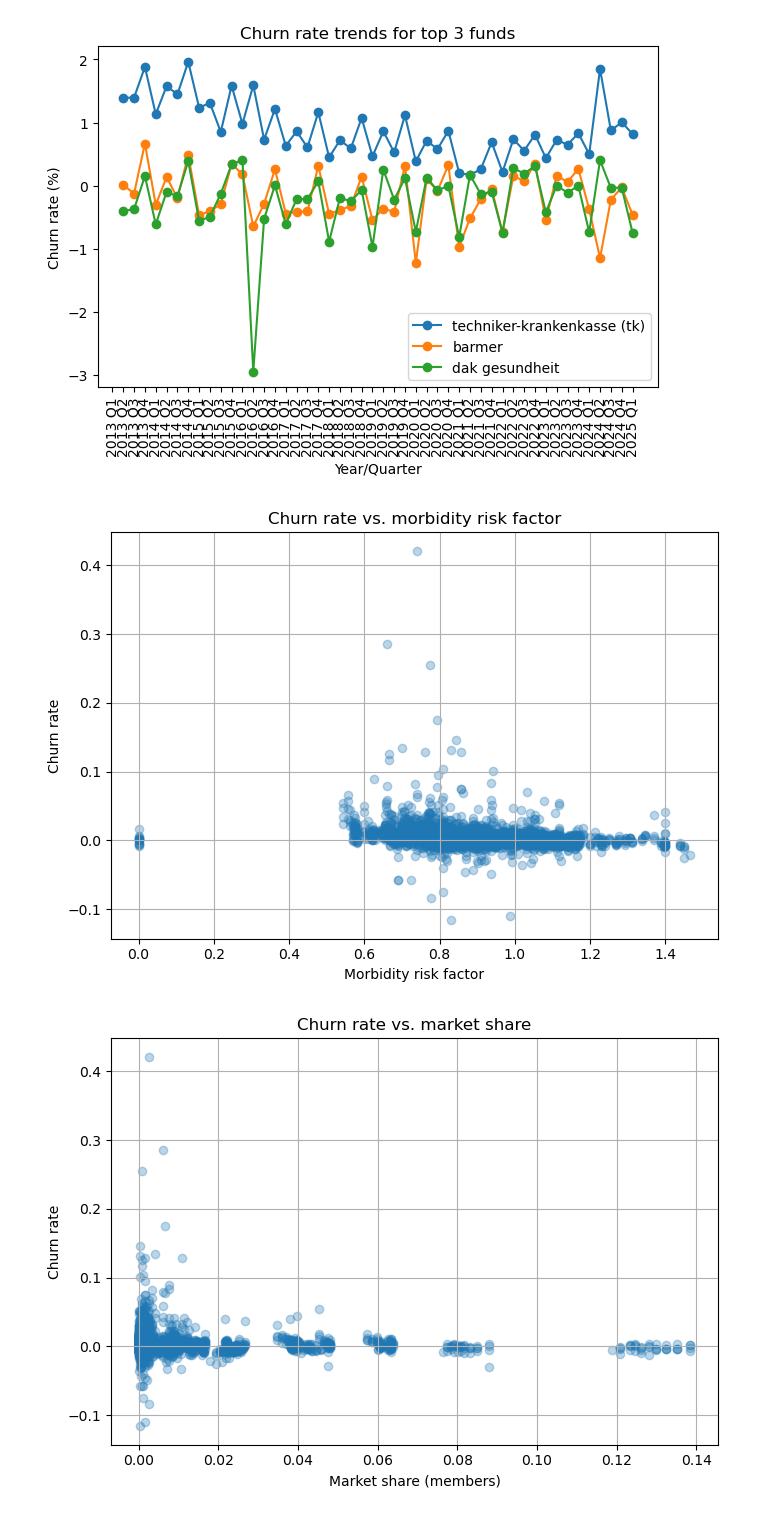
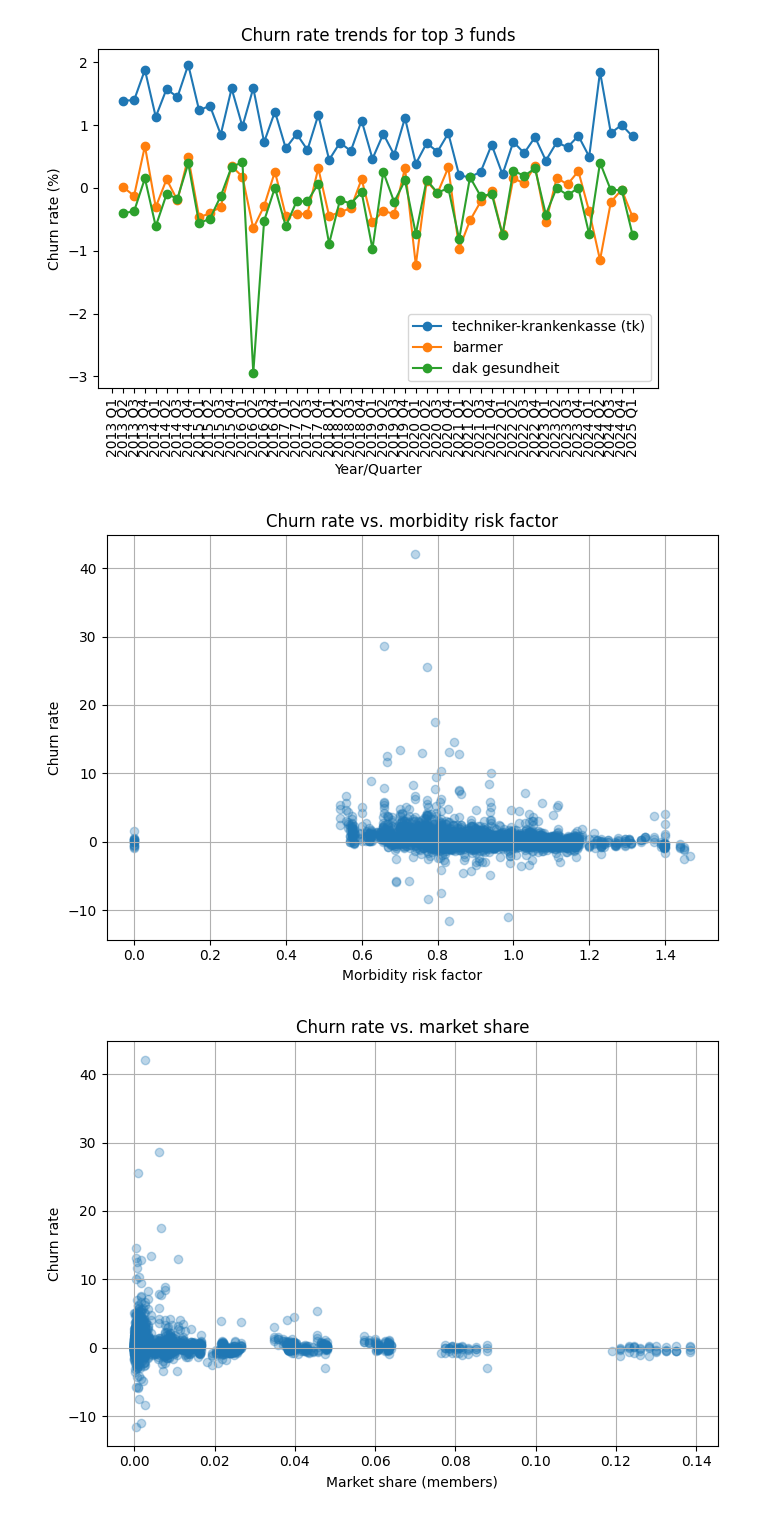
Before and after one commit to HamzaRaza786/data_science_project, a Jupyter notebook: DS.ipynb, the cells around one changed output. Saved outputs shown, nothing was run; the diff lists cells and outputs as text; code cells hidden in the pictures.

```diff
--- a/DS.ipynb
+++ b/DS.ipynb
@@ -39,6 +39,9 @@ merged = pd.merge(
 # Preview the first rows and check for missing values
 print(merged.head(10))
 print("\nMissing values per column:\n", merged.isnull().sum())
+
+# Drop rows with missing 'Mitglieder' or 'Zusatzbeitrag' for critical calculations
+merged = merged.dropna(subset=['Mitglieder', 'Zusatzbeitrag'])
 # %% [output]
    Jahr                  Krankenkasse  Quartal  Mitglieder  Versicherte  \
 0  2025         aok baden-württemberg        1     3539685      4615478
@@ -122,6 +125,12 @@ merged = merged.sort_values(['Krankenkasse', 'Jahr', 'Quartal'])
 merged['members_prev'] = merged.groupby('Krankenkasse')['Mitglieder'].shift(1)
 merged['churn_abs'] = merged['Mitglieder'] - merged['members_prev']
 merged['churn_rel'] = merged['churn_abs'] / merged['members_prev'] * 100
+
+# Calculate contribution rate change
+merged['Zusatzbeitrag_prev'] = merged.groupby('Krankenkasse')['Zusatzbeitrag'].shift(1)
+merged['rate_change'] = merged['Zusatzbeitrag'] - merged['Zusatzbeitrag_prev']
+merged['rate_bucket'] = pd.cut(merged['rate_change'], bins=[-1, -0.01, 0.01, 1],
+                               labels=['cut', 'no_change', 'increase'])
 
 # 2. Average churn rate per quarter (all funds)
 avg_churn = merged.groupby(['Jahr', 'Quartal'])['churn_rel'].mean().reset_index()
@@ -162,39 +171,39 @@ import matplotlib.pyplot as plt
 import numpy as np
 
 # Scatterplot and correlation: Churn rate vs. morbidity risk factor
-rf_mask = pd.to_numeric(merged['Risikofaktor'], errors='coerce').notnull() & merged['churn_rate'].notnull()
+rf_mask = pd.to_numeric(merged['Risikofaktor'], errors='coerce').notnull() & merged['churn_rel'].notnull()
 rf_vals = pd.to_numeric(merged.loc[rf_mask, 'Risikofaktor'])
-churn_vals = merged.loc[rf_mask, 'churn_rate']
+churn_vals = merged.loc[rf_mask, 'churn_rel']
 
 plt.figure(figsize=(7,5))
 plt.scatter(rf_vals, churn_vals, alpha=0.3)
 plt.xlabel('Morbidity risk factor')
 plt.ylabel('Churn rate')
 plt.title('Churn rate vs. morbidity risk factor')
 plt.grid(True)
 plt.tight_layout()
 plt.show()
 
 corr_rf = np.corrcoef(rf_vals, churn_vals)[0,1]
 
 # Scatterplot and correlation: Churn rate vs. market share (members)
-ma_mask = pd.to_numeric(merged['Marktanteil Mitglieder'], errors='coerce').notnull() & merged['churn_rate'].notnull()
+ma_mask = pd.to_numeric(merged['Marktanteil Mitglieder'], errors='coerce').notnull() & merged['churn_rel'].notnull()
 ma_vals = pd.to_numeric(merged.loc[ma_mask, 'Marktanteil Mitglieder'])
-churn_vals_ma = merged.loc[ma_mask, 'churn_rate']
+churn_vals_ma = merged.loc[ma_mask, 'churn_rel']
 
 plt.figure(figsize=(7,5))
 plt.scatter(ma_vals, churn_vals_ma, alpha=0.3)
 plt.xlabel('Market share (members)')
 plt.ylabel('Churn rate')
 plt.title('Churn rate vs. market share')
 plt.grid(True)
 plt.tight_layout()
 plt.show()
 
 corr_ma = np.corrcoef(ma_vals, churn_vals_ma)[0,1]
 
 print("Correlation (churn rate ~ morbidity risk factor):", corr_rf)
 print("Correlation (churn rate ~ market share):", corr_ma)
 # %% [output]
-[figure, old version]
+[figure, new version]
-[figure, old version]
+[figure, new version]
```
Also changed, not shown: parts of 3 cells of this notebook, 1 other file.
